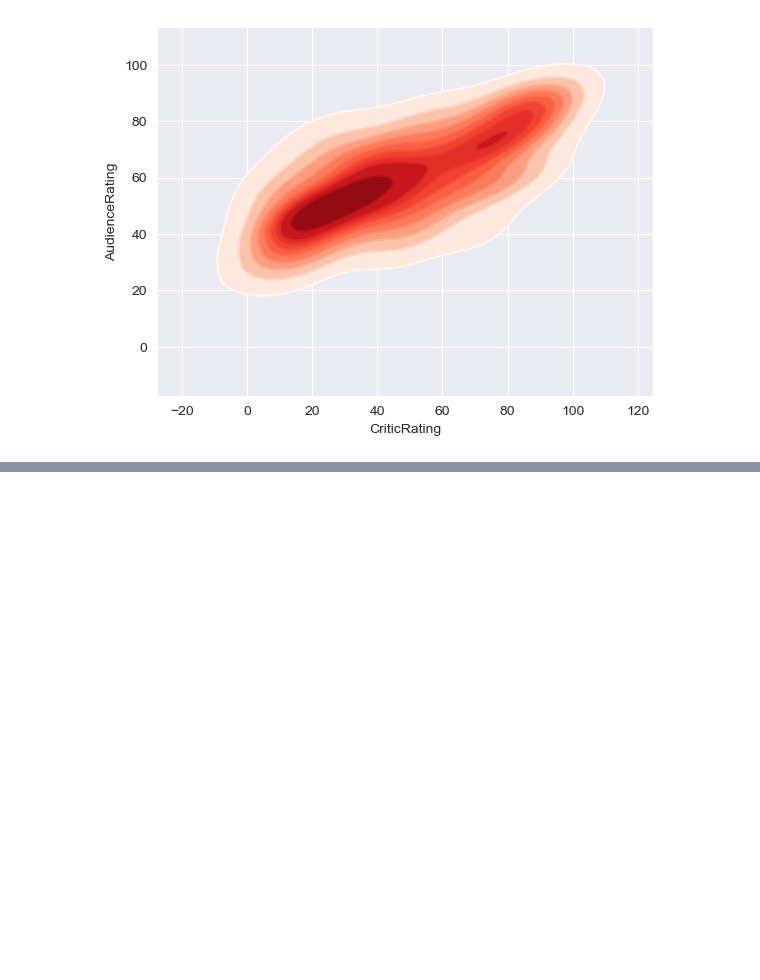
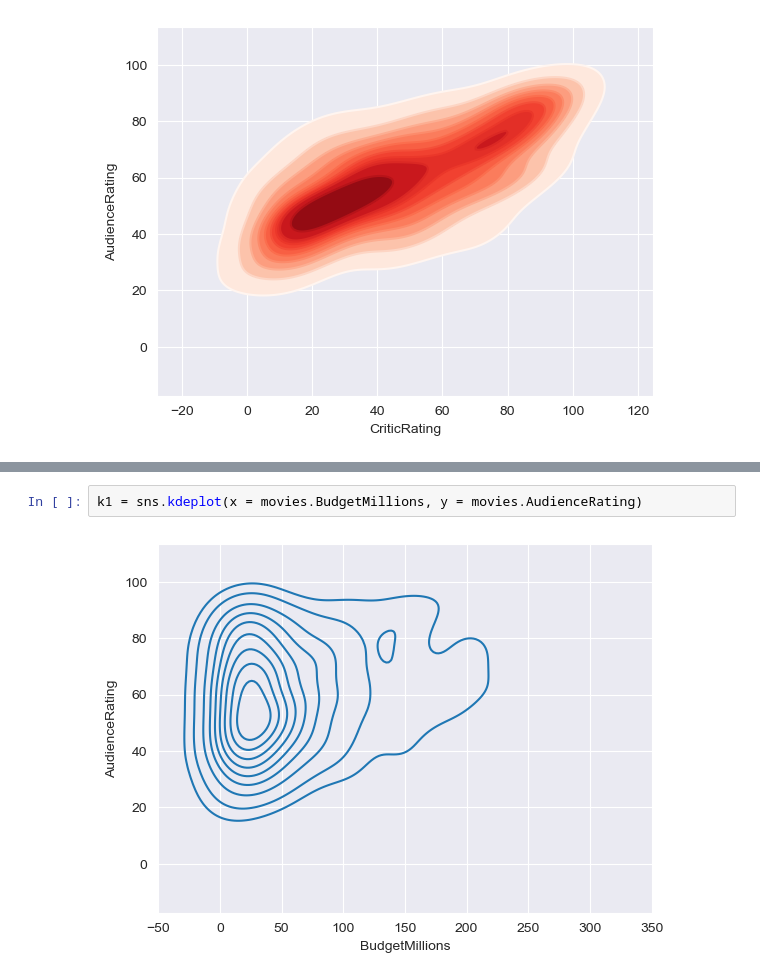
Before and after one commit to siuchingovo/PythonAtoZ, a Jupyter notebook: CoursePractice/Movie Ratings Analytics.ipynb, the cells around one changed output, grey strips where cells are left out. Drawn from its saved outputs; the diff is of its cells as text; blank space fills up the shorter version.

```diff
--- a/CoursePractice/Movie Ratings Analytics.ipynb
+++ b/CoursePractice/Movie Ratings Analytics.ipynb
@@ -259,0 +272,4 @@ k1b = sns.kdeplot(x = movies.CriticRating, \
+# %%
+k1 = sns.kdeplot(x = movies.BudgetMillions, y = movies.AudienceRating)
+# %% [output]
+[figure, added]
```
Also changed, not shown: parts of 42 cells of this notebook, 5 other files.
